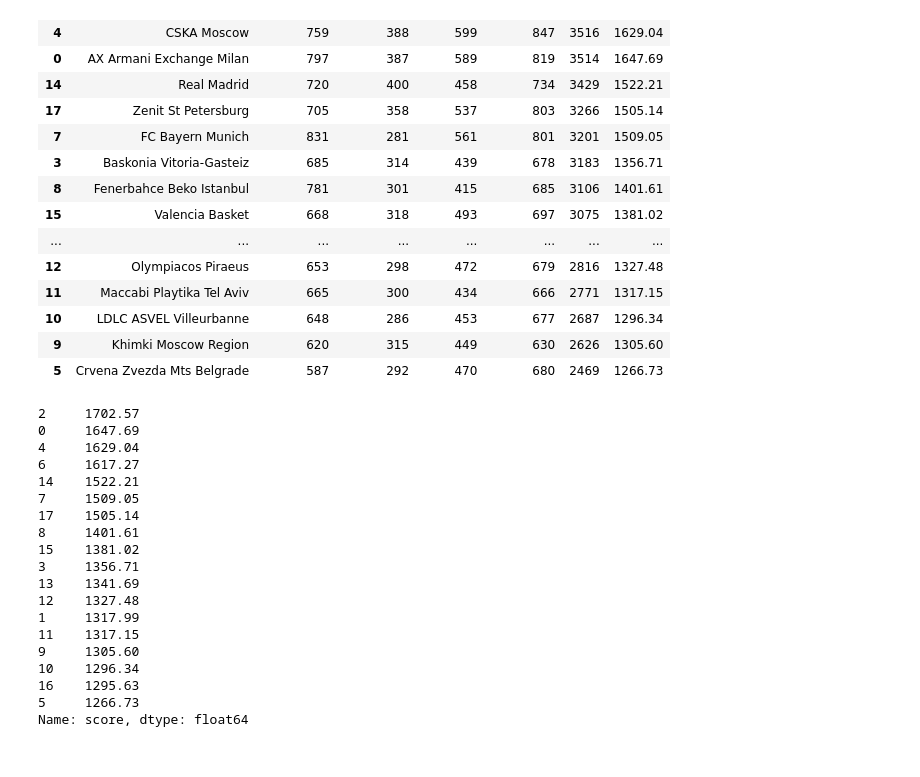
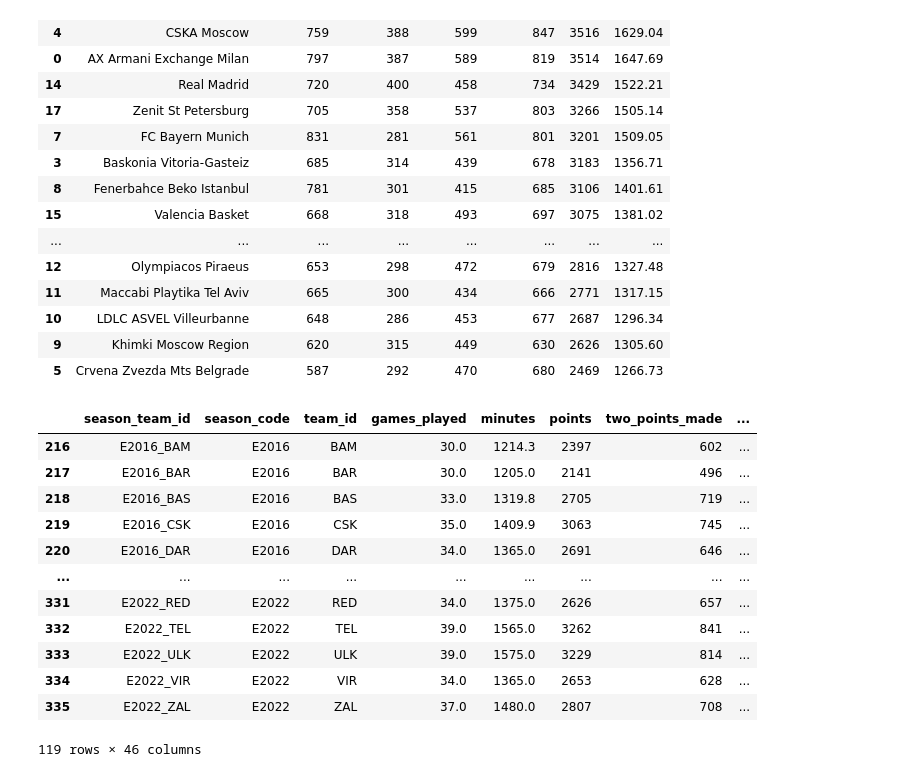
Before and after one commit to ste1drag/NI_projekat, a Jupyter notebook: main.ipynb, the cells around one changed output. Saved outputs shown, nothing was run; the diff lists cells and outputs as text; code cells hidden in the pictures.

```diff
--- a/main.ipynb
+++ b/main.ipynb
@@ -114,24 +116,22 @@ team_stats_pir
 | 9 | Khimki Moscow Region | 620 | 315 | 449 | 630 | 2626 | 1305.60 |
 | 5 | Crvena Zvezda Mts Belgrade | 587 | 292 | 470 | 680 | 2469 | 1266.73 |
 # %%
-team_stats['score']
+data = add_rankings('data/euroleague_teams.csv')
-# %% [output]
-2     1702.57
-0     1647.69
-4     1629.04
-6     1617.27
-14    1522.21
-7     1509.05
-17    1505.14
-8     1401.61
-15    1381.02
-3     1356.71
-13    1341.69
-12    1327.48
-1     1317.99
-11    1317.15
-9     1305.60
-10    1296.34
-16    1295.63
-5     1266.73
-Name: score, dtype: float64
+# %%
+training_data = data[data['ranking'].notna()]
+# %%
+training_data
+# %% [output]
+|  | season_team_id | season_code | team_id | games_played | minutes | points | two_points_made | ... |
+| 216 | E2016_BAM | E2016 | BAM | 30.0 | 1214.3 | 2397 | 602 | ... |
+| 217 | E2016_BAR | E2016 | BAR | 30.0 | 1205.0 | 2141 | 496 | ... |
+| 218 | E2016_BAS | E2016 | BAS | 33.0 | 1319.8 | 2705 | 719 | ... |
+| 219 | E2016_CSK | E2016 | CSK | 35.0 | 1409.9 | 3063 | 745 | ... |
+| 220 | E2016_DAR | E2016 | DAR | 34.0 | 1365.0 | 2691 | 646 | ... |
+| ... | ... | ... | ... | ... | ... | ... | ... | ... |
+| 331 | E2022_RED | E2022 | RED | 34.0 | 1375.0 | 2626 | 657 | ... |
+| 332 | E2022_TEL | E2022 | TEL | 39.0 | 1565.0 | 3262 | 841 | ... |
+| 333 | E2022_ULK | E2022 | ULK | 39.0 | 1575.0 | 3229 | 814 | ... |
+| 334 | E2022_VIR | E2022 | VIR | 34.0 | 1365.0 | 2653 | 628 | ... |
+| 335 | E2022_ZAL | E2022 | ZAL | 37.0 | 1480.0 | 2807 | 708 | ... |
+119 rows × 46 columns
```
Also changed, not shown: parts of 18 cells of this notebook, 1 other file.
